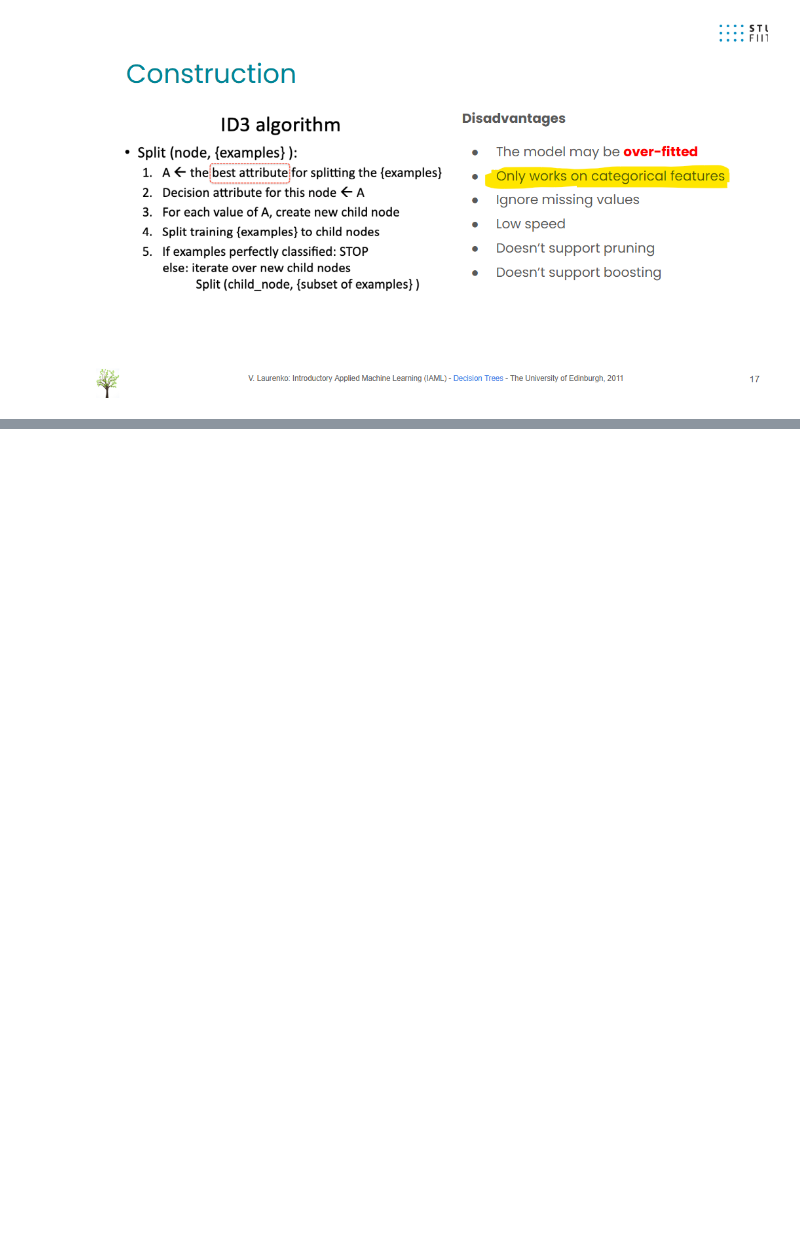
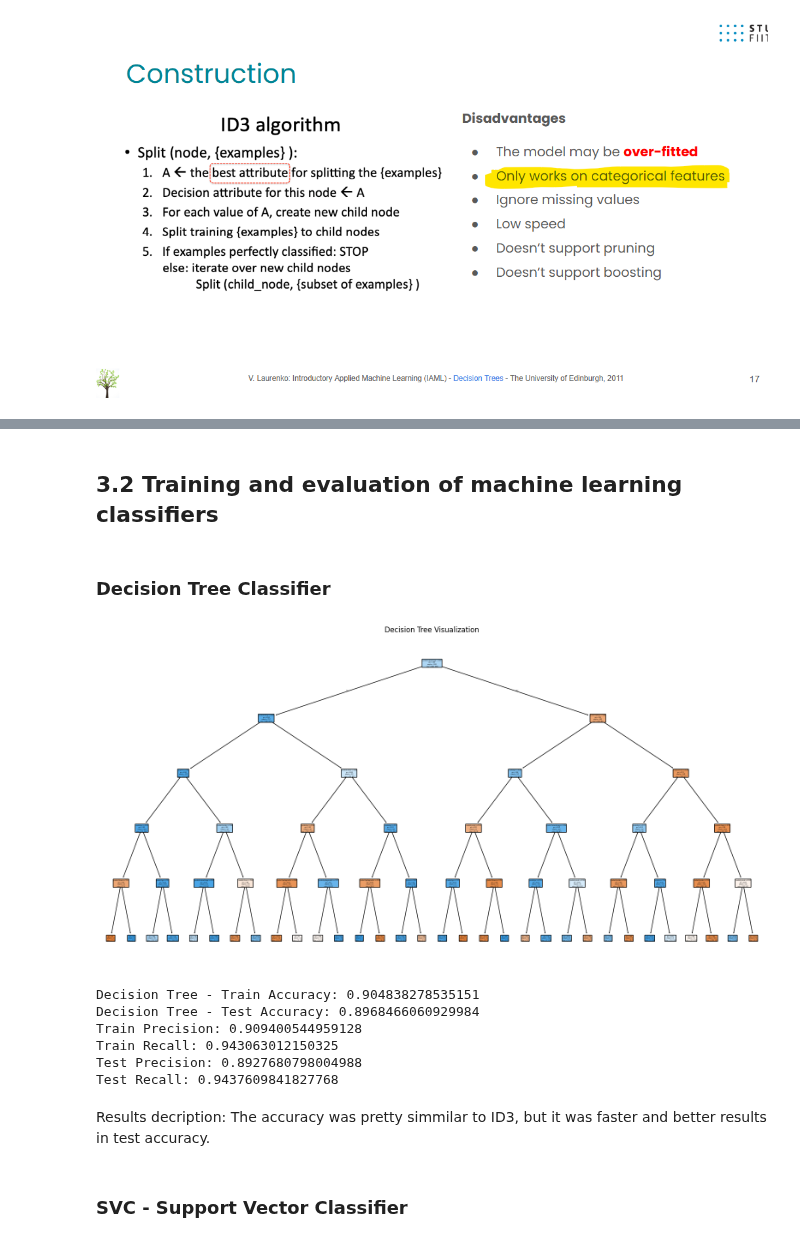
Before and after one commit to myrres0/IAU-2024, a Jupyter notebook: phase-3.ipynb, the cells around one changed output, grey strips where cells are left out. Saved outputs shown, nothing was run; the diff lists cells and outputs as text; code cells hidden in the pictures; blank space fills up the shorter version.

```diff
--- a/phase-3.ipynb
+++ b/phase-3.ipynb
@@ -495,0 +476,51 @@ Best Accuracy: 0.8984500267236771
+# %% [markdown]
+## 3.2 Training and evaluation of machine learning classifiers
+# %% [markdown]
+### Decision Tree Classifier
+# %%
+mwra_train = mwra_train.values.ravel()
+mwra_test = mwra_test.values.ravel()
+
+tree_classifier = DecisionTreeClassifier(max_depth=5, random_state=42)
+tree_classifier.fit(train_data_transformed, mwra_train)
+
+plt.figure(figsize=(20, 10))
+plot_tree(
+    tree_classifier,
+    feature_names=train_data.columns,
+    filled=True,
+    rounded=True
+)
+plt.title("Decision Tree Visualization")
+plt.show()
+
+#Make predictions using the transformed data
+tree_train_pred = tree_classifier.predict(train_data_transformed)
+tree_test_pred = tree_classifier.predict(test_data_transformed)
+
+tree_train_accuracy = accuracy_score(mwra_train, tree_train_pred)
+tree_test_accuracy = accuracy_score(mwra_test, tree_test_pred)
+
+train_precision = precision_score(mwra_train, tree_train_pred)
+train_recall = recall_score(mwra_train, tree_train_pred)
+test_precision = precision_score(mwra_test, tree_test_pred)
+test_recall = recall_score(mwra_test, tree_test_pred)
+
+print(f"Decision Tree - Train Accuracy: {tree_train_accuracy}")
+print(f"Decision Tree - Test Accuracy: {tree_test_accuracy}")
+print(f"Train Precision: {train_precision}")
+print(f"Train Recall: {train_recall}")
+print(f"Test Precision: {test_precision}")
+print(f"Test Recall: {test_recall}")
+# %% [output]
+[figure, added]
+Decision Tree - Train Accuracy: 0.904838278535151
+Decision Tree - Test Accuracy: 0.8968466060929984
+Train Precision: 0.909400544959128
+Train Recall: 0.943063012150325
+Test Precision: 0.8927680798004988
+Test Recall: 0.9437609841827768
+# %% [markdown]
+Results decription: The accuracy was pretty simmilar to ID3, but it was faster and better results in test accuracy.
+# %% [markdown]
+### SVC - Support Vector Classifier
```
Also changed, not shown: parts of 48 cells of this notebook.
